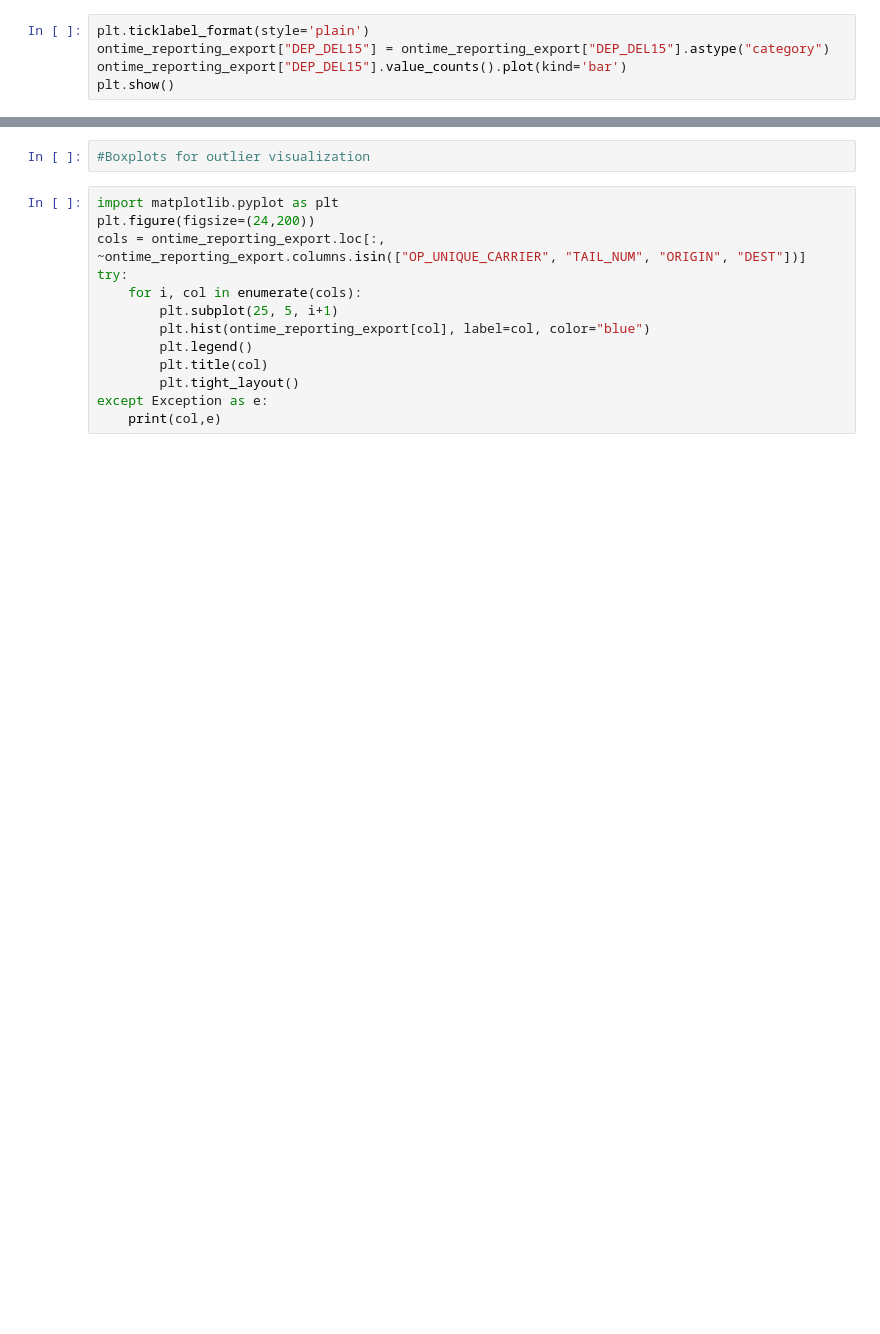
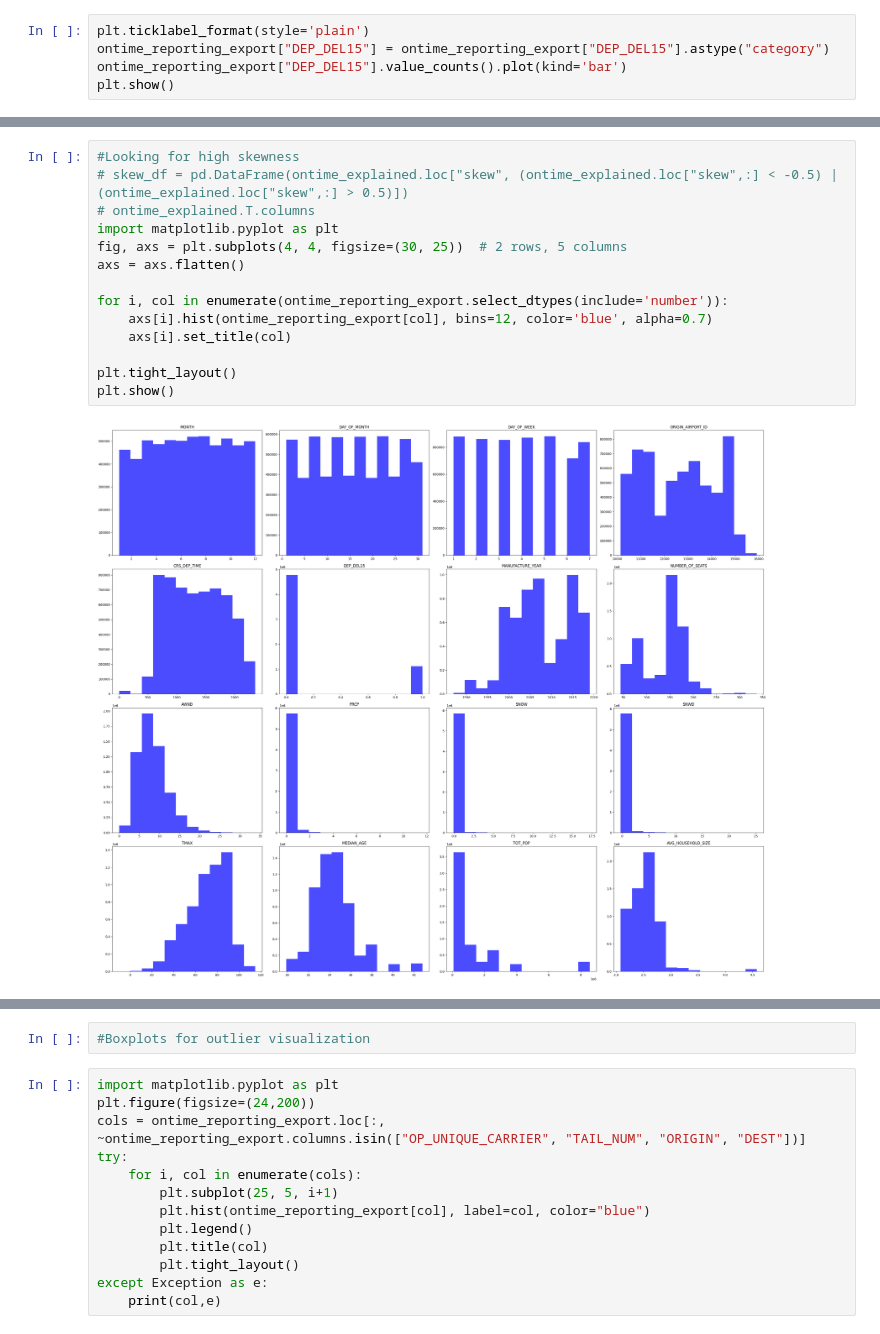
Before and after one commit to rvloenhout/DSS_Master_Thesis, a Jupyter notebook: _1. Data Preprocessing/2. Data cleaning, Preprocessing and EDA.ipynb, the cells around one changed output, grey strips where cells are left out. Cells and saved outputs as stored; diff of their text form; blank space fills up the shorter version.

```diff
--- a/_1. Data Preprocessing/2. Data cleaning, Preprocessing and EDA.ipynb
+++ b/_1. Data Preprocessing/2. Data cleaning, Preprocessing and EDA.ipynb
@@ -213,0 +235,16 @@ describe(ontime_reporting_export)
+# %%
+#Looking for high skewness
+# skew_df = pd.DataFrame(ontime_explained.loc["skew", (ontime_explained.loc["skew",:] < -0.5) | (ontime_explained.loc["skew",:] > 0.5)])
+# ontime_explained.T.columns
+import matplotlib.pyplot as plt
+fig, axs = plt.subplots(4, 4, figsize=(30, 25))  # 2 rows, 5 columns
+axs = axs.flatten()
+
+for i, col in enumerate(ontime_reporting_export.select_dtypes(include='number')):
+    axs[i].hist(ontime_reporting_export[col], bins=12, color='blue', alpha=0.7)
+    axs[i].set_title(col)
+
+plt.tight_layout()
+plt.show()
+# %% [output]
+[figure, added]
```
Also changed, not shown: parts of 25 cells of this notebook, 4 other files.
